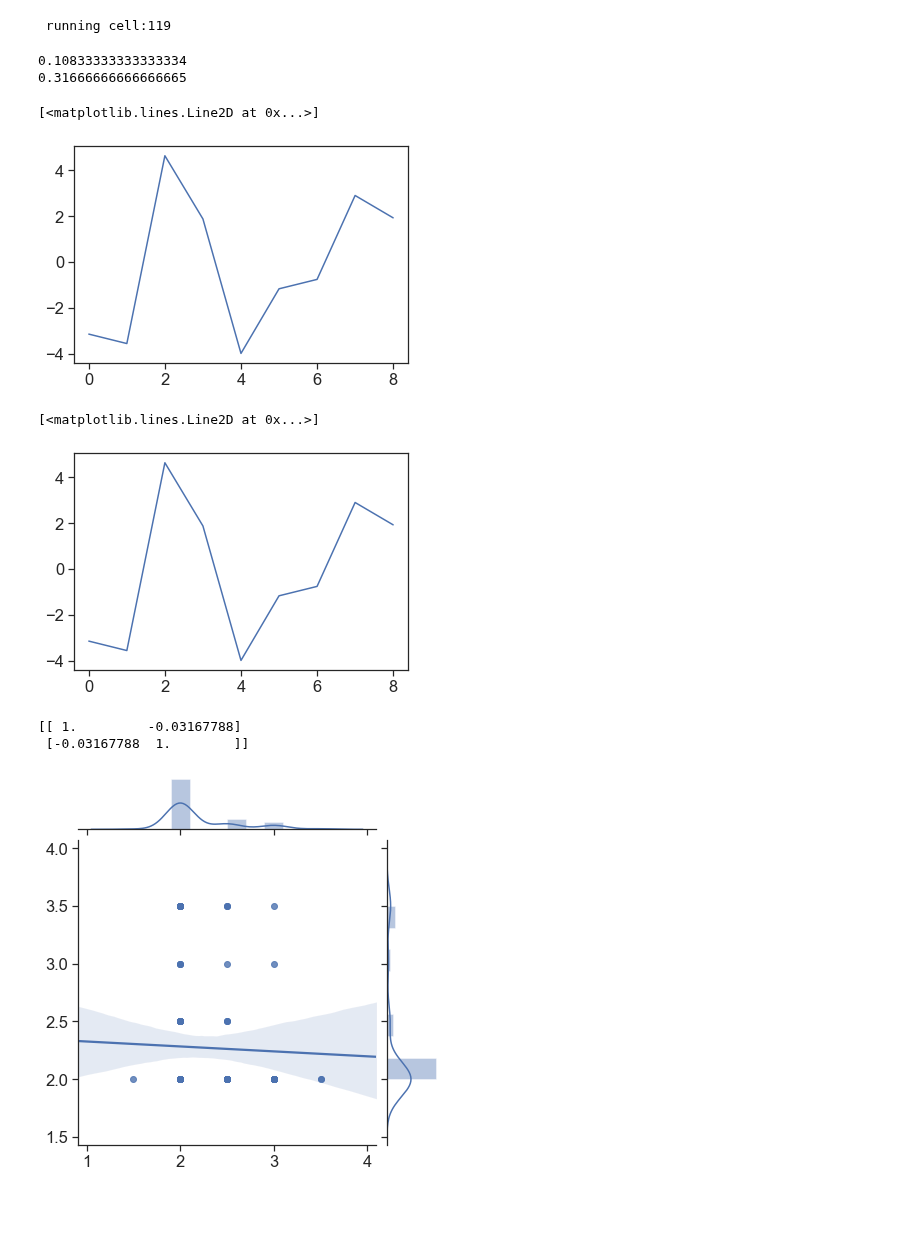
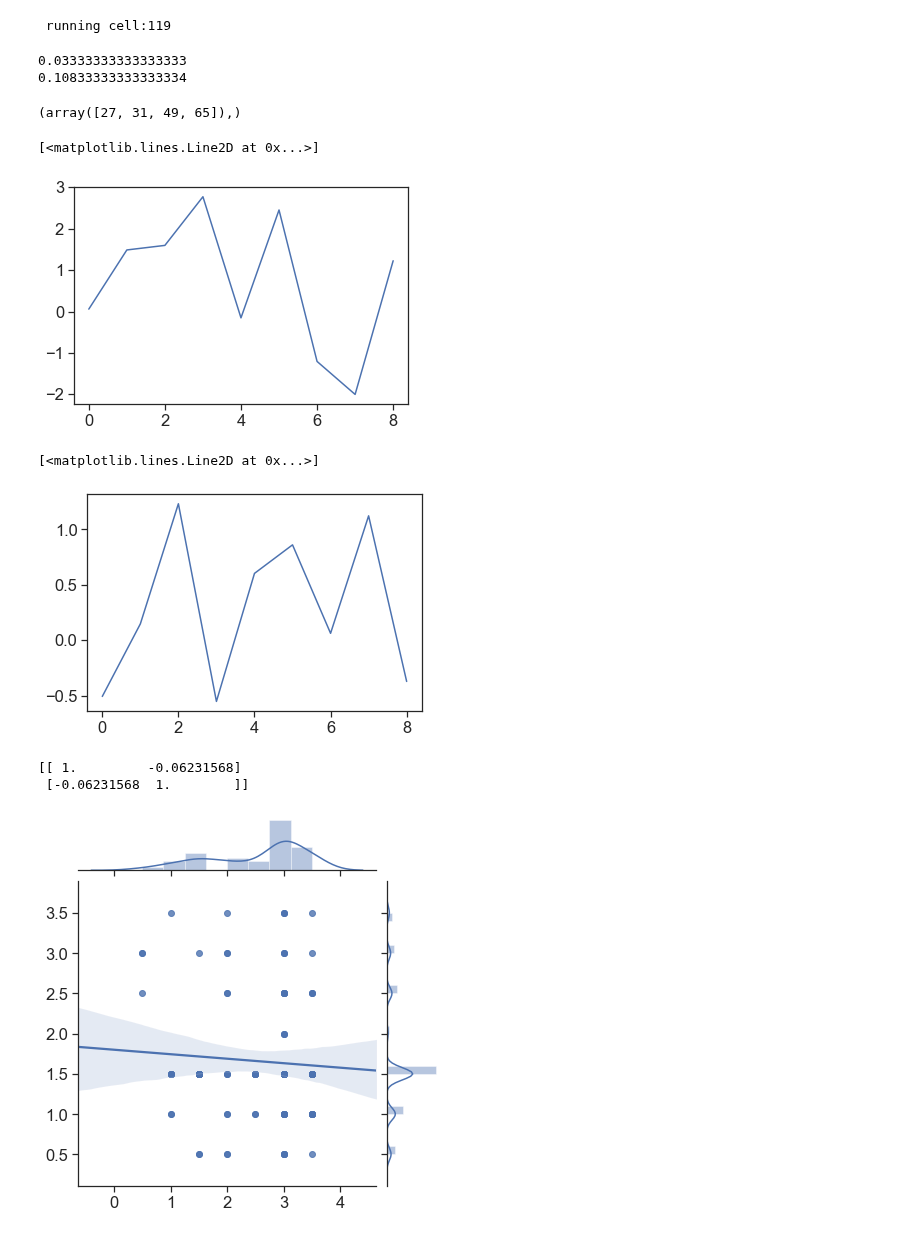
Before and after one commit to yves-weissenberger/ll_ephys, a Jupyter notebook: ephys_notebooks/simulate_lds_check_periodic_THIS ONE.ipynb, the cells around one changed output. Cells and saved outputs as stored; diff of their text form; code cells hidden in the pictures; blank space fills up the shorter version.

```diff
--- a/ephys_notebooks/simulate_lds_check_periodic_THIS ONE.ipynb
+++ b/ephys_notebooks/simulate_lds_check_periodic_THIS ONE.ipynb
@@ -109,10 +109,10 @@ def caley_transform(skewM,dim):
 # Get this to work with cell activity with structured noise
 # %%
 n_neurons = 120
-dim = 7
+dim = 8
 nT = 9
 
-frac_noise_dynamics = .9
+frac_noise_dynamics = .6
 
 x0 = np.random.normal(size=(dim,1))
 x0_2 = np.random.normal(size=(dim,1))
@@ -165,6 +166,7 @@ from scipy.stats import norm
 act_matrix = []
 act_matrix2 = []
 space_order2 = np.random.permutation(np.arange(9))
+space_order2_inv = [list(space_order2).index(i) for i in range(9)]
 for nix in range(n_neurons):
 
     frac_space = np.random.uniform(0,1)
@@ -174,16 +176,19 @@ for nix in range(n_neurons):
     lamda1 = get_spatial_tuning(poke_pos,peak_space,std_space)
     lamda1 = lamda1/np.max(lamda1)
 
-    lamda2 = np.squeeze(x)@np.random.normal(size=dim)
-    lamda2_2 = np.squeeze(x_2)@np.random.normal(size=(dim))
+
+    neuron_state_couple = np.random.normal(size=(dim))
+
+    lamda2 = np.squeeze(x)@neuron_state_couple
+    lamda2_2 = np.squeeze(x_2)@neuron_state_couple
 
 
     w1 = np.random.normal()
     w2 = np.random.normal()
-    activity = frac_space*lamda1 + (1-frac_space)*lamda2# + np.random.normal(scale=.1,size=9)
+    activity = frac_space*lamda1 + (1-frac_space)*lamda2 + np.random.normal(scale=.1,size=9)
     act_matrix.append(activity.copy())
 
-    activity2 = lamda1[space_order2] + lamda2_2
+    activity2 = frac_space*lamda1[space_order2] + (1-frac_space)*lamda2_2 + np.random.normal(scale=.1,size=9)
     act_matrix2.append(activity2.copy())
 act_matrix = np.array(act_matrix).T
 act_matrix2 = np.array(act_matrix2).T
@@ -570,22 +573,26 @@ for cell_ix,cell in enumerate(all_cc):
 print(np.mean(np.array(p_vals)[:,0]>97.5))
 print(np.mean(np.array(p_vals)[:,1]>97.5))
 # %% [output]
+0.03333333333333333
 0.10833333333333334
-0.31666666666666665
+# %%
+np.where(np.array(p_vals)[:,0]>97.5)
+# %% [output]
+(array([27, 31, 49, 65]),)
 # %%
-plt.plot(act_matrix[:,0])
+plt.plot(act_matrix[:,111])
 # %% [output]
 [<matplotlib.lines.Line2D at 0x...>]
-[figure, old version]
+[figure, new version]
 # %%
-plt.plot(act_matrix[:,0])
+plt.plot(act_matrix[:,5])
 # %% [output]
 [<matplotlib.lines.Line2D at 0x...>]
-[figure, old version]
+[figure, new version]
 # %%
 seaborn.jointplot(res_t1[:,0],res_t2[:,0],kind='reg')
 print(np.corrcoef(res_t1[:,0],res_t2[:,0]))
 # %% [output]
-[[ 1.         -0.03167788]
- [-0.03167788  1.        ]]
+[[ 1.         -0.06231568]
+ [-0.06231568  1.        ]]
-[figure, old version]
+[figure, new version]
```
Also changed, not shown: parts of 34 cells of this notebook, 10 other files.
